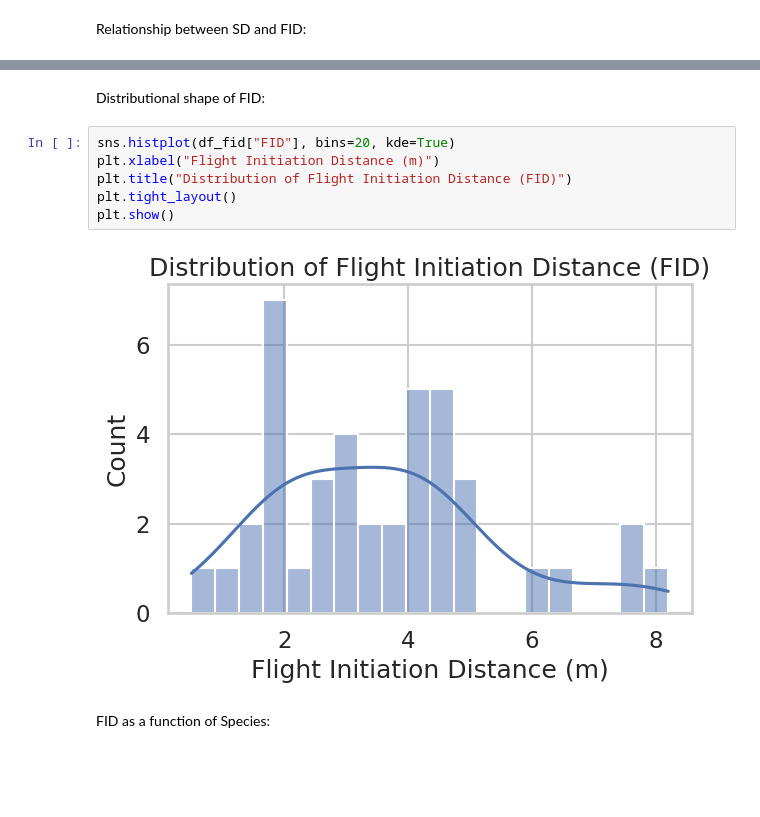
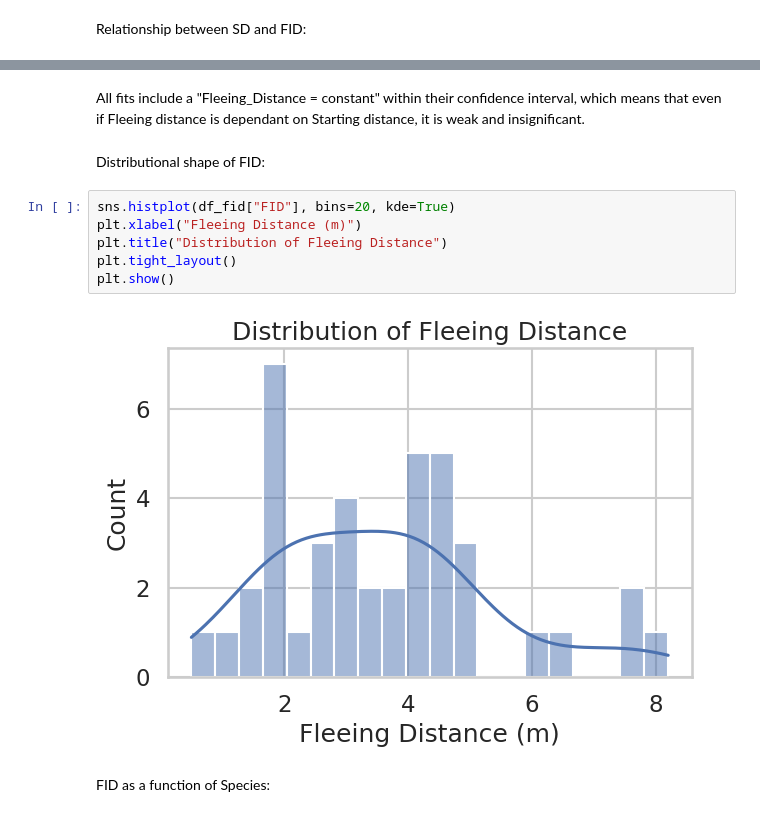
Before and after one commit to NickBonnTAU/Study-Lab, a Jupyter notebook: FID.ipynb, the cells around one changed output, grey strips where cells are left out. Cells and saved outputs as stored; diff of their text form; blank space fills up the shorter version.

```diff
--- a/FID.ipynb
+++ b/FID.ipynb
@@ -331,13 +527,15 @@ plt.show()
+# %% [markdown]
+All fits include a "Fleeing_Distance = constant" within their confidence interval, which means that even if Fleeing distance is dependant on Starting distance, it is weak and insignificant.
 # %% [markdown]
 Distributional shape of FID:
 # %%
 sns.histplot(df_fid["FID"], bins=20, kde=True)
-plt.xlabel("Flight Initiation Distance (m)")
-plt.title("Distribution of Flight Initiation Distance (FID)")
+plt.xlabel("Fleeing Distance (m)")
+plt.title("Distribution of Fleeing Distance")
 plt.tight_layout()
 plt.show()
 # %% [output]
-[figure, old version]
+[figure, new version]
 # %% [markdown]
 FID as a function of Species:
 # %%
```
Also changed, not shown: parts of 103 cells of this notebook, 1 other file.
